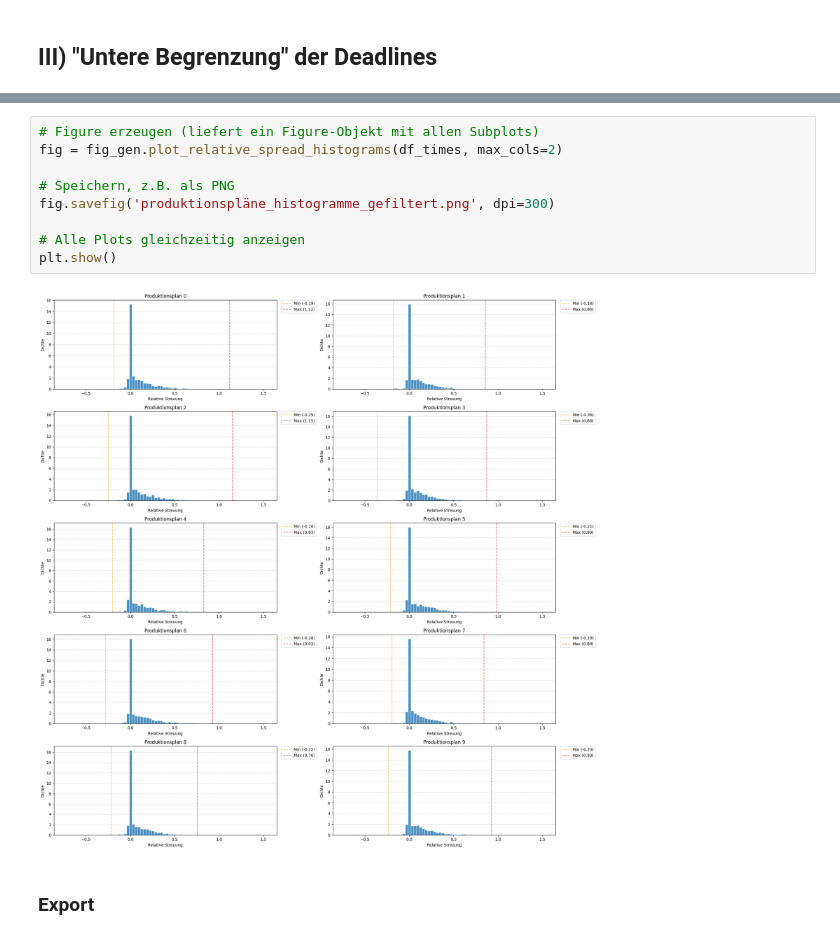
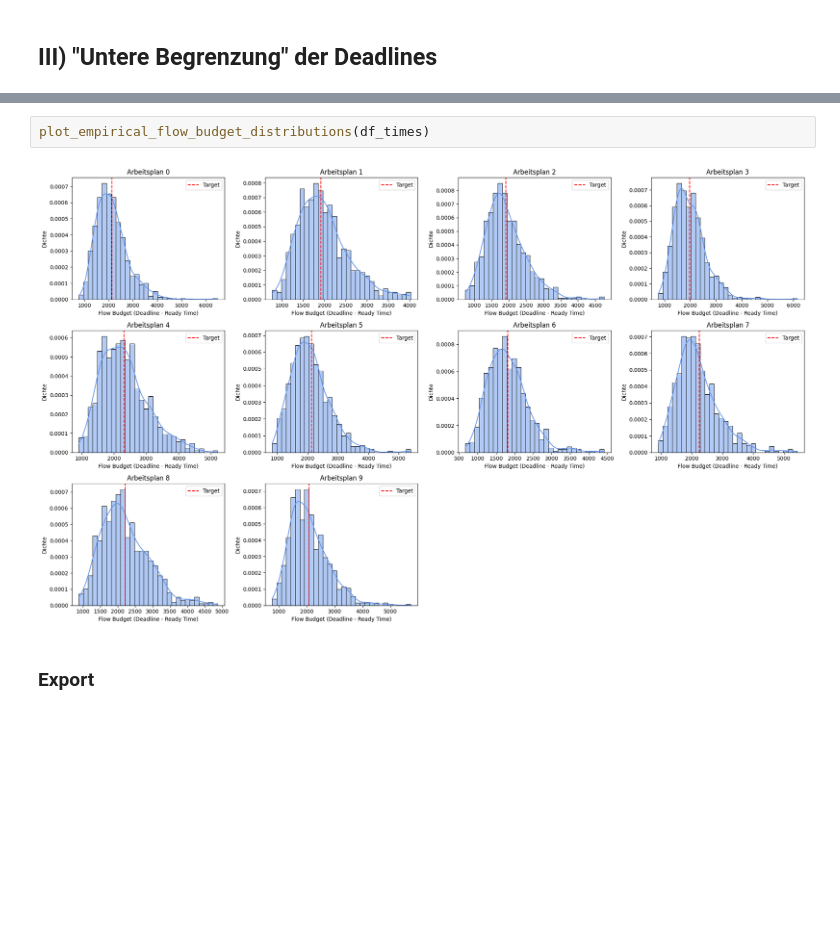
Before and after one commit to konrad-adamski/HTWD_Minimalinvasives_Job-Shop_Scheduling, a Jupyter notebook: notebooks/01_Time_Conditions/21_Deadlines__by_Simulation&Log-Normal_part2&3.ipynb, the cells around one changed output, grey strips where cells are left out. Cells and saved outputs as stored; diff of their text form; blank space fills up the shorter version.

```diff
--- a/notebooks/01_Time_Conditions/21_Deadlines__by_Simulation&Log-Normal_part2&3.ipynb
+++ b/notebooks/01_Time_Conditions/21_Deadlines__by_Simulation&Log-Normal_part2&3.ipynb
@@ -191,14 +253,7 @@ plt.show()
-# %%
-# Figure erzeugen (liefert ein Figure-Objekt mit allen Subplots)
-fig = fig_gen.plot_relative_spread_histograms(df_times, max_cols=2)
-
-# Speichern, z.B. als PNG
-fig.savefig('produktionspläne_histogramme_gefiltert.png', dpi=300)
-
-# Alle Plots gleichzeitig anzeigen
-plt.show()
-# %% [output]
-[figure, removed]
+# %%
+plot_empirical_flow_budget_distributions(df_times)
+# %% [output]
+[figure, added]
 # %% [markdown]
 ### Export
 # %%
```
Also changed, not shown: parts of 9 cells of this notebook, 5 other files.
